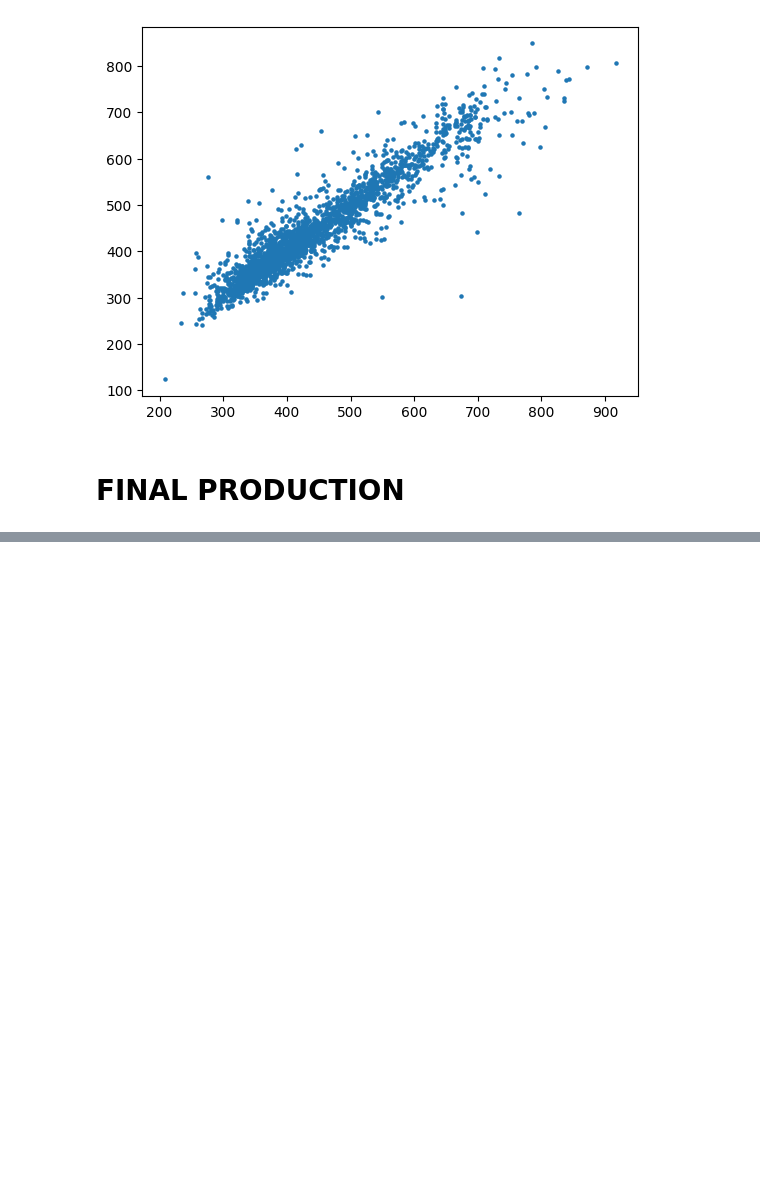
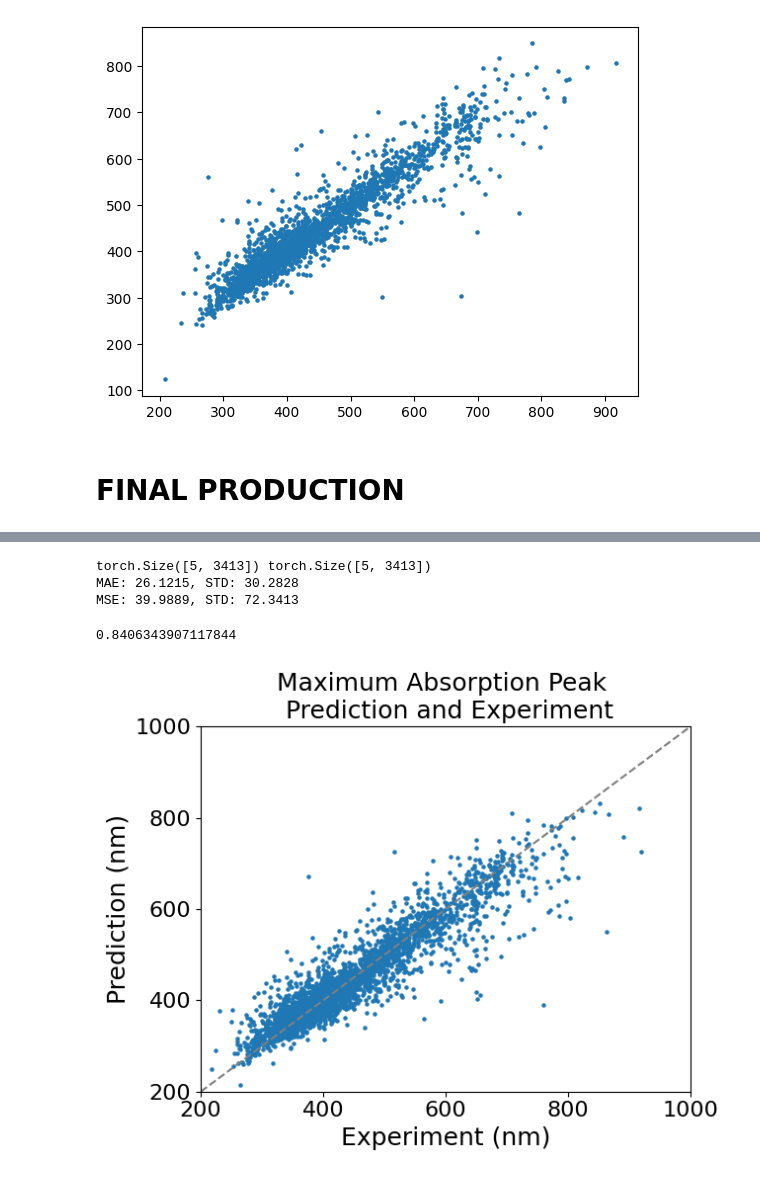
Before and after one commit to howardwang1997/AI4PS, a Jupyter notebook: draw/gnn/correlation.ipynb, the cells around one changed output, grey strips where cells are left out. Cells and saved outputs as stored; diff of their text form; code cells hidden in the pictures; blank space fills up the shorter version.

```diff
--- a/draw/gnn/correlation.ipynb
+++ b/draw/gnn/correlation.ipynb
@@ -220,0 +242,63 @@ torch.Size([5, 95]) torch.Size([5, 95])
+# %%
+# final production, abs, ensemble model
+import json
+import torch
+
+
+# variables
+ckpt_template = '/mnt/bn/ai4s-hl/bamboo/hongyi/debug/checkpoints/abs_final_dmf_ens_0_seed_72_fold_0_checkpoint.pt'
+fold = 0 # 3
+
+ckpt_path = ckpt_template.replace('fold_0', f'fold_{fold}')
+data = torch.load(ckpt_path)
+
+predictions = [list(data['targets']['predictions'].reshape(-1).numpy())]
+targets = [list(data['targets']['targets'].numpy())]
+
+for i in range(1,5):
+    ckpt_path = ckpt_template.replace('ens_0', f'ens_{i}').replace('fold_0', f'fold_{fold}')
+    data = torch.load(ckpt_path)
+    predictions.append(list(data['targets']['predictions'].reshape(-1).numpy()))
+    targets.append(data['targets']['targets'])
+
+predictions = torch.tensor(predictions)
+targets = torch.tensor(targets)
+print(predictions.shape, targets.shape)
+predictions = predictions.mean(dim=0)
+targets = targets.mean(dim=0)
+
+ae = torch.abs(predictions - targets)
+mae = ae.mean()
+sae = ae.std()
+print(f'MAE: {mae:.4f}, STD: {sae:.4f}')
+
+se = (predictions - targets)**2
+rmse = se.mean().sqrt()
+rsse = se.std().sqrt()
+print(f'MSE: {rmse:.4f}, STD: {rsse:.4f}')
+# %% [output]
+torch.Size([5, 3413]) torch.Size([5, 3413])
+MAE: 26.1215, STD: 30.2828
+MSE: 39.9889, STD: 72.3413
+# %%
+from matplotlib import pyplot as plt
+import numpy as np
+
+np_pred = np.array(predictions)
+np_targ = np.array(targets)
+r2 = 1 - np.mean((np_pred - np_targ)**2)/np.var(np_pred)
+print(r2)
+fig, ax1 = plt.subplots()
+ax1.scatter(targets, predictions, s=5)
+ax1.plot([200, 1000], [200, 1000], color='grey', linestyle='--')
+ax1.set_xlabel('Experiment (nm)', fontsize=18)
+ax1.set_ylabel('Prediction (nm)', fontsize=18)
+ax1.set_xlim(200, 1000)
+ax1.set_ylim(200, 1000)
+ax1.set_xticks([200, 400, 600, 800, 1000], [200, 400, 600, 800, 1000], fontsize=16)
+ax1.set_yticks([200, 400, 600, 800, 1000], [200, 400, 600, 800, 1000], fontsize=16)
+ax1.set_title('Maximum Absorption Peak \n Prediction and Experiment', fontsize=18)
+fig.show()
+# %% [output]
+0.8406343907117844
+[figure, added]
```
Also changed, not shown: parts of 12 cells of this notebook, 1 other file.
